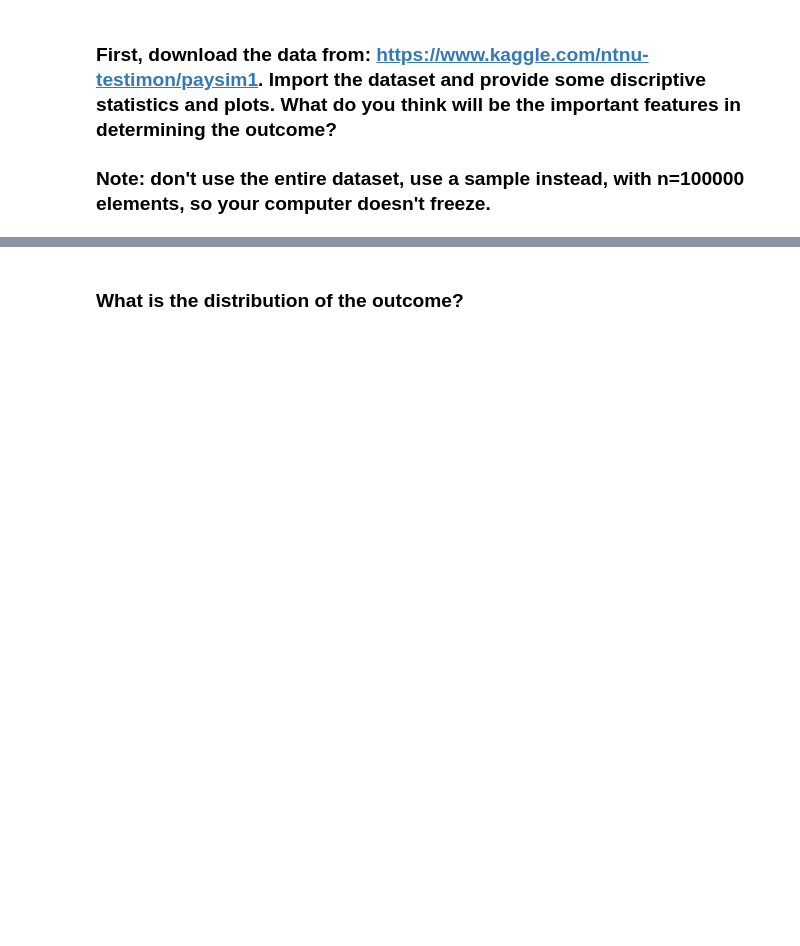
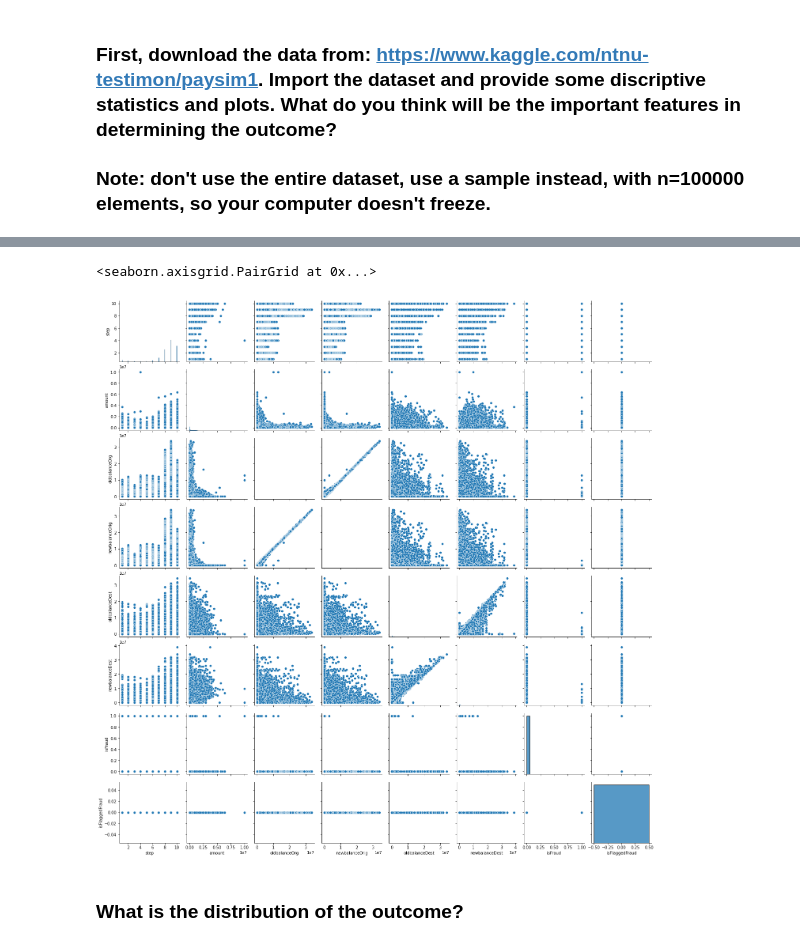
Before and after one commit to ta-data-lis/lab-imbalance, a Jupyter notebook: your-code/lab_imbalance.ipynb, the cells around one changed output, grey strips where cells are left out. Drawn from its saved outputs; the diff is of its cells as text; code cells hidden in the pictures; blank space fills up the shorter version.

```diff
--- a/your-code/lab_imbalance.ipynb
+++ b/your-code/lab_imbalance.ipynb
@@ -12,2 +16,4 @@ Like we disussed in class, when we have noisy data, if we are not careful, we ca
 # %%
 # Your code here
+
+data = pd.read_csv("PS_20174392719_1491204439457_log.csv", nrows=100000)
@@ -13,0 +60,2 @@ Like we disussed in class, when we have noisy data, if we are not careful, we ca
+# %%
+data = data.drop(['nameOrig','nameDest','isFlaggedFraud'], axis=1)
@@ -13,0 +81,2 @@ Like we disussed in class, when we have noisy data, if we are not careful, we ca
+# %%
+dummies = pd.get_dummies(data['type'])
@@ -13,0 +99,2 @@ Like we disussed in class, when we have noisy data, if we are not careful, we ca
+# %%
+data = pd.concat([data,dummies], axis=1)
@@ -14,3 +119,8 @@ Like we disussed in class, when we have noisy data, if we are not careful, we ca
+# %%
+sns.pairplot(data)
+# %% [output]
+<seaborn.axisgrid.PairGrid at 0x...>
+[figure, added]
 # %% [markdown]
 ### What is the distribution of the outcome?
 # %%
```
Also changed, not shown: parts of 32 cells of this notebook.
